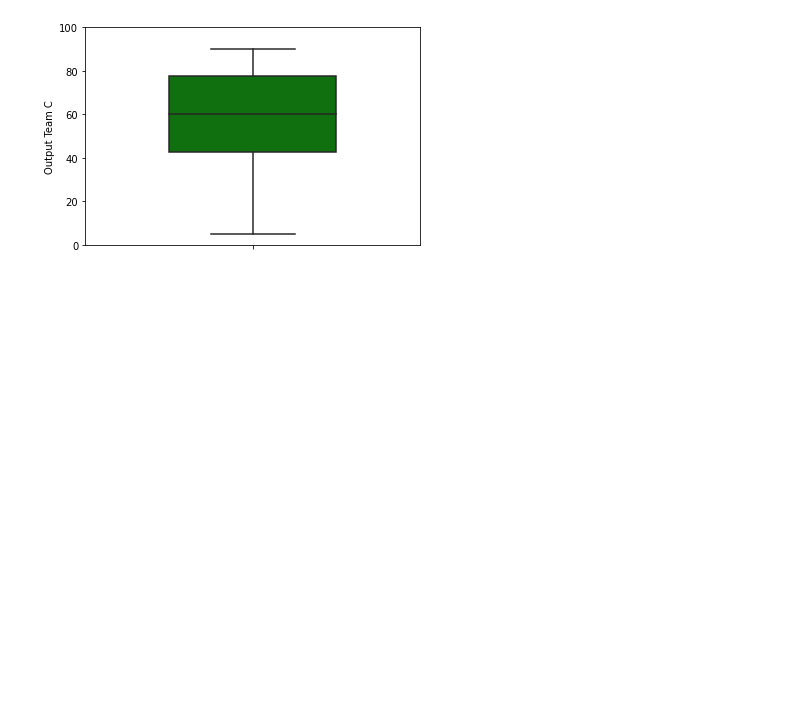
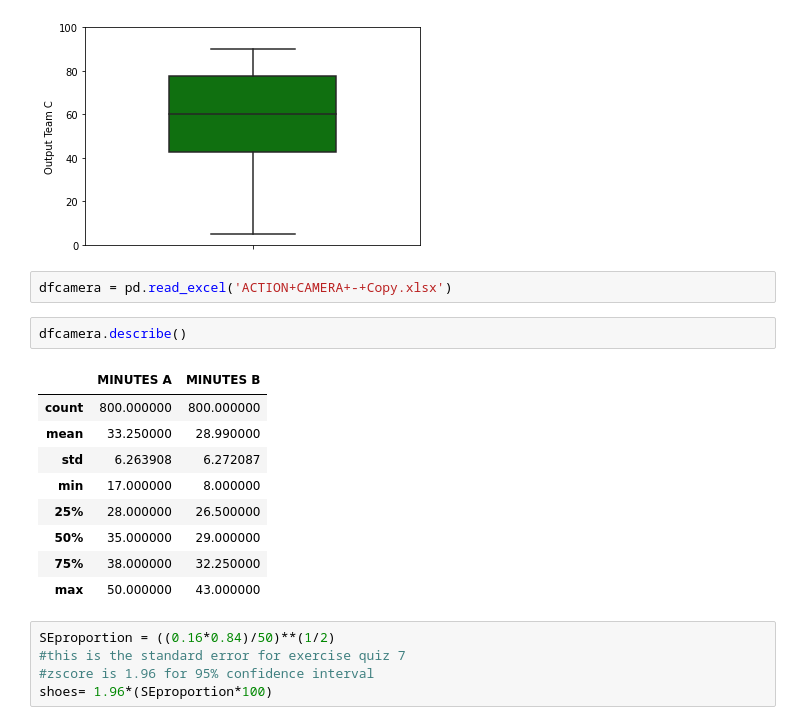
Before and after one commit to pedrohrosabraun/6-sigma, a Jupyter notebook: Calculating metrics.ipynb, the cells around one changed output. Drawn from its saved outputs; the diff is of its cells as text; blank space fills up the shorter version.

```diff
--- a/Calculating metrics.ipynb
+++ b/Calculating metrics.ipynb
@@ -329,3 +329,22 @@ sns.boxplot(data=dfboxplot,y='Output Team C',color='green',width=.5)
 # %% [output]
 <AxesSubplot:ylabel='Output Team C'>
 [figure]
+# %%
+dfcamera = pd.read_excel('ACTION+CAMERA+-+Copy.xlsx')
+# %%
+dfcamera.describe()
+# %% [output]
+|  | MINUTES A | MINUTES B |
+| count | 800.000000 | 800.000000 |
+| mean | 33.250000 | 28.990000 |
+| std | 6.263908 | 6.272087 |
+| min | 17.000000 | 8.000000 |
+| 25% | 28.000000 | 26.500000 |
+| 50% | 35.000000 | 29.000000 |
+| 75% | 38.000000 | 32.250000 |
+| max | 50.000000 | 43.000000 |
+# %%
+SEproportion = ((0.16*0.84)/50)**(1/2)
+#this is the standard error for exercise quiz 7
+#zscore is 1.96 for 95% confidence interval
+shoes= 1.96*(SEproportion*100)
```
Also changed, not shown: parts of 13 cells of this notebook, 4 other files.
